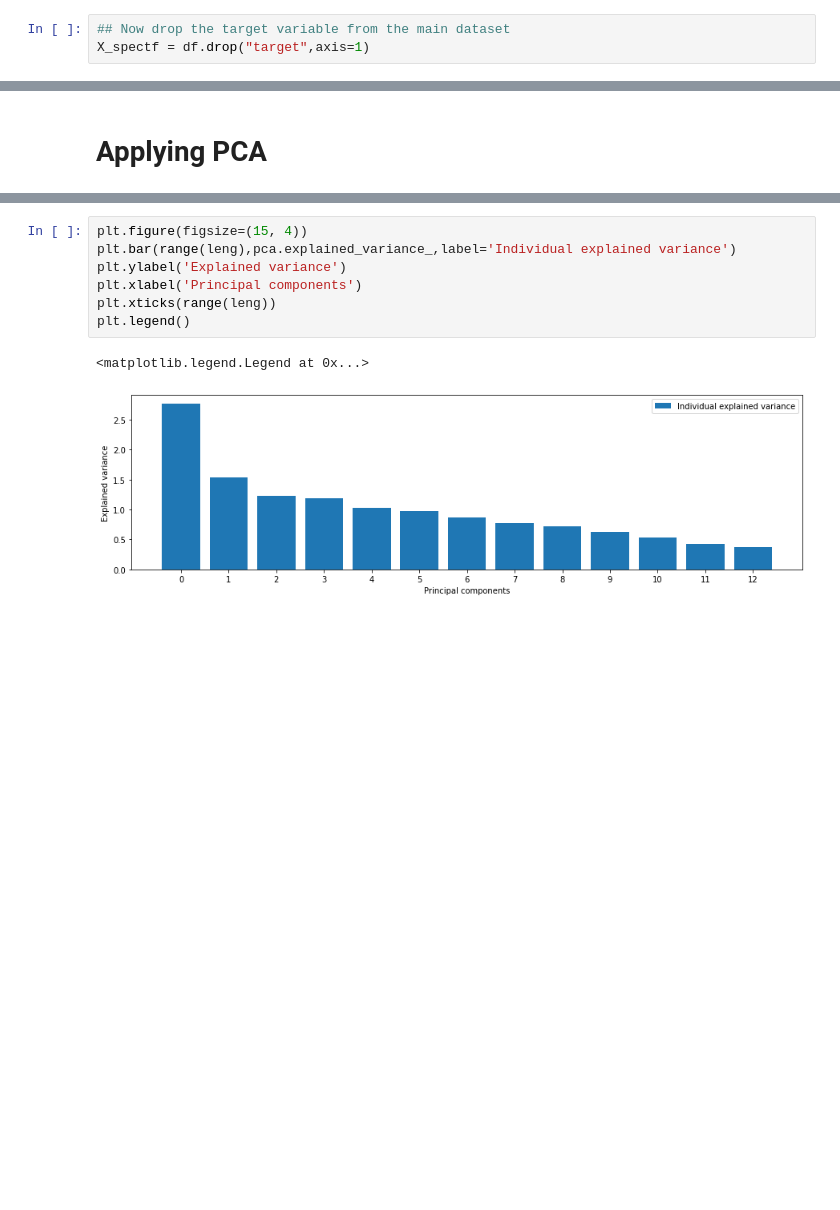
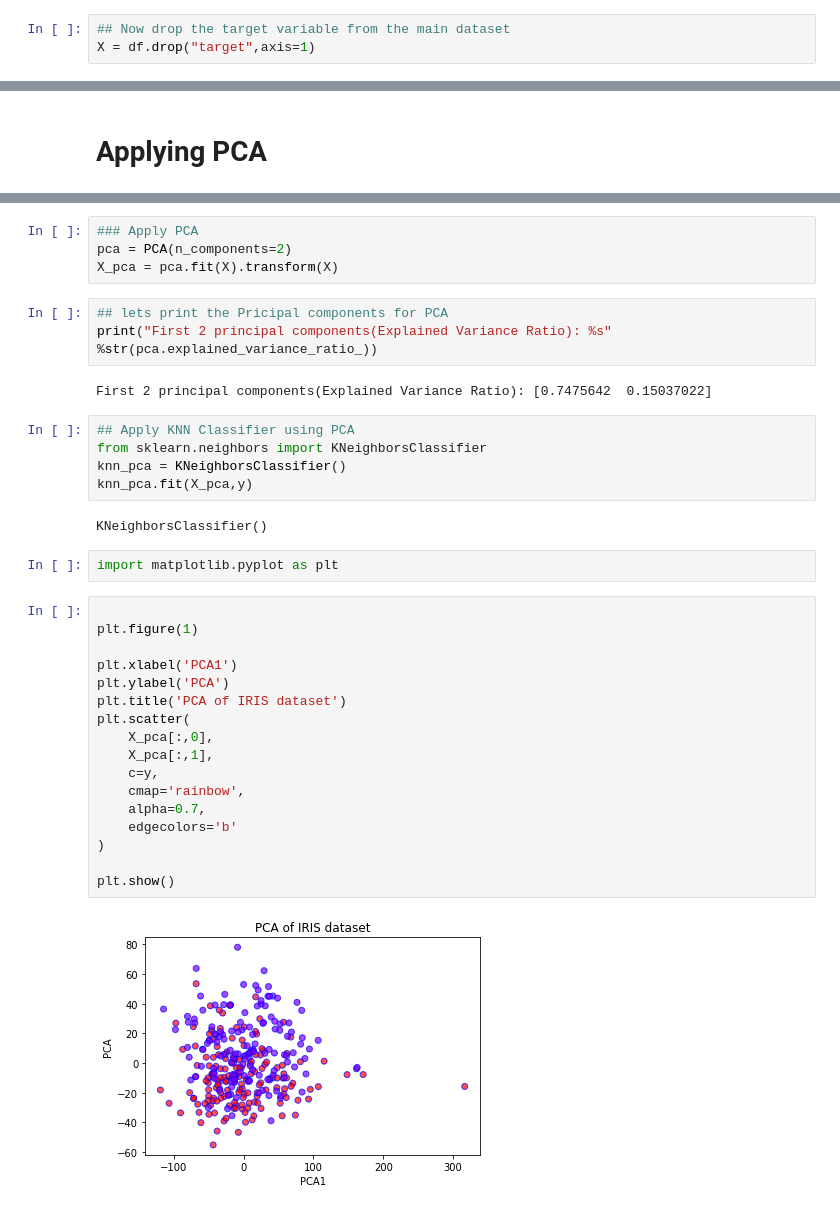
Before and after one commit to vjbarayuga/Week9-Unsupervised_ML_Clustering, a Jupyter notebook: Project2_Part4.ipynb, the cells around one changed output, grey strips where cells are left out. Saved outputs shown, nothing was run; the diff lists cells and outputs as text; blank space fills up the shorter version.

```diff
--- a/Project2_Part4.ipynb
+++ b/Project2_Part4.ipynb
@@ -239,5 +239,5 @@ print(type(y))
 <class 'pandas.core.series.Series'>
 # %%
 ## Now drop the target variable from the main dataset
-X_spectf = df.drop("target",axis=1)
+X = df.drop("target",axis=1)
 # %%
@@ -327,10 +294,37 @@ pca.explained_variance_.shape
-# %%
-plt.figure(figsize=(15, 4))
-plt.bar(range(leng),pca.explained_variance_,label='Individual explained variance')
-plt.ylabel('Explained variance')
-plt.xlabel('Principal components')
-plt.xticks(range(leng))
-plt.legend()
-# %% [output]
-<matplotlib.legend.Legend at 0x...>
-[figure, removed]
+# %%
+### Apply PCA
+pca = PCA(n_components=2)
+X_pca = pca.fit(X).transform(X)
+# %%
+## lets print the Pricipal components for PCA
+print("First 2 principal components(Explained Variance Ratio): %s" %str(pca.explained_variance_ratio_))
+# %% [output]
+First 2 principal components(Explained Variance Ratio): [0.7475642  0.15037022]
+# %%
+## Apply KNN Classifier using PCA
+from sklearn.neighbors import KNeighborsClassifier
+knn_pca = KNeighborsClassifier()
+knn_pca.fit(X_pca,y)
+# %% [output]
+KNeighborsClassifier()
+# %%
+import matplotlib.pyplot as plt
+# %%
+
+plt.figure(1)
+
+plt.xlabel('PCA1')
+plt.ylabel('PCA')
+plt.title('PCA of IRIS dataset')
+plt.scatter(
+    X_pca[:,0],
+    X_pca[:,1],
+    c=y,
+    cmap='rainbow',
+    alpha=0.7,
+    edgecolors='b'
+)
+
+plt.show()
+# %% [output]
+[figure, added]
```
Also changed, not shown: parts of 18 cells of this notebook.
